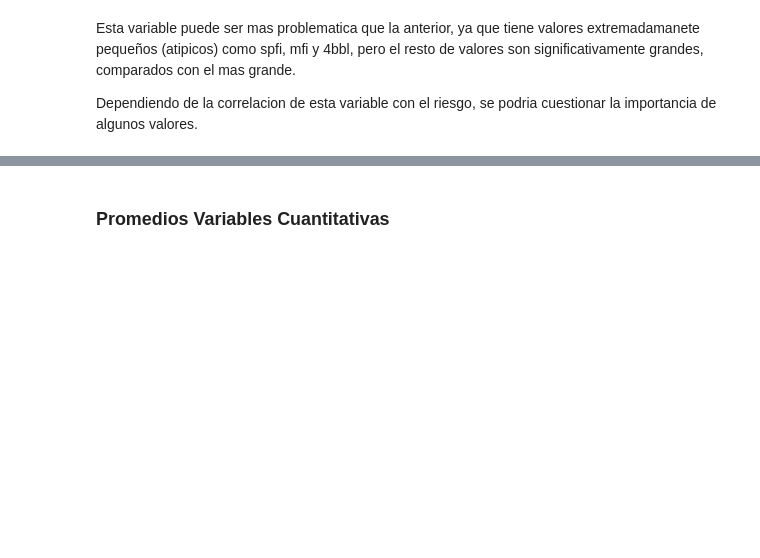
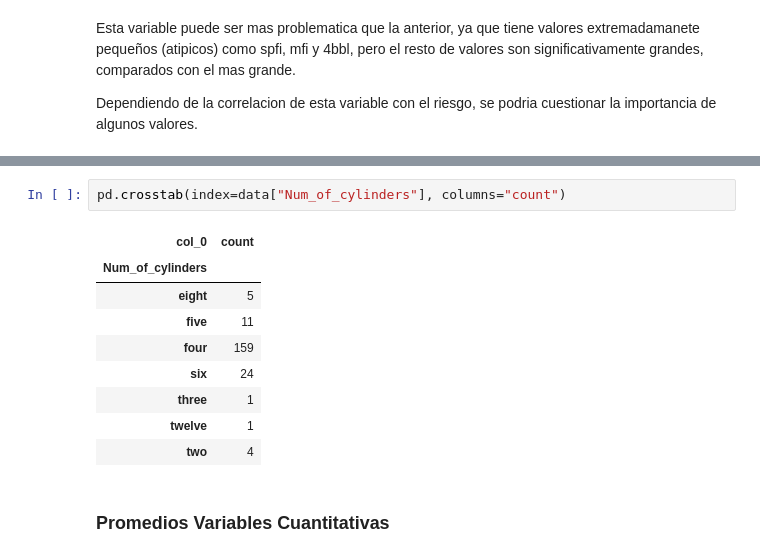
Before and after one commit to SebastianMosqueraCaicedo/ana-datos-riesgo, a Jupyter notebook: Proyect_Agredo_Mosquera.ipynb, the cells around one changed output, grey strips where cells are left out. Cells and saved outputs as stored; diff of their text form; blank space fills up the shorter version.

```diff
--- a/Proyect_Agredo_Mosquera.ipynb
+++ b/Proyect_Agredo_Mosquera.ipynb
@@ -307,3 +313,15 @@ Dependiendo de la correlacion de esta variable con el riesgo, se podria cuestion
+# %%
+pd.crosstab(index=data["Num_of_cylinders"], columns="count")
+# %% [output]
+| col_0 | count |
+| Num_of_cylinders |  |
+| eight | 5 |
+| five | 11 |
+| four | 159 |
+| six | 24 |
+| three | 1 |
+| twelve | 1 |
+| two | 4 |
 # %% [markdown]
 ### Promedios Variables Cuantitativas
 # %%
```
Also changed, not shown: parts of 21 cells of this notebook, 1 other file.
